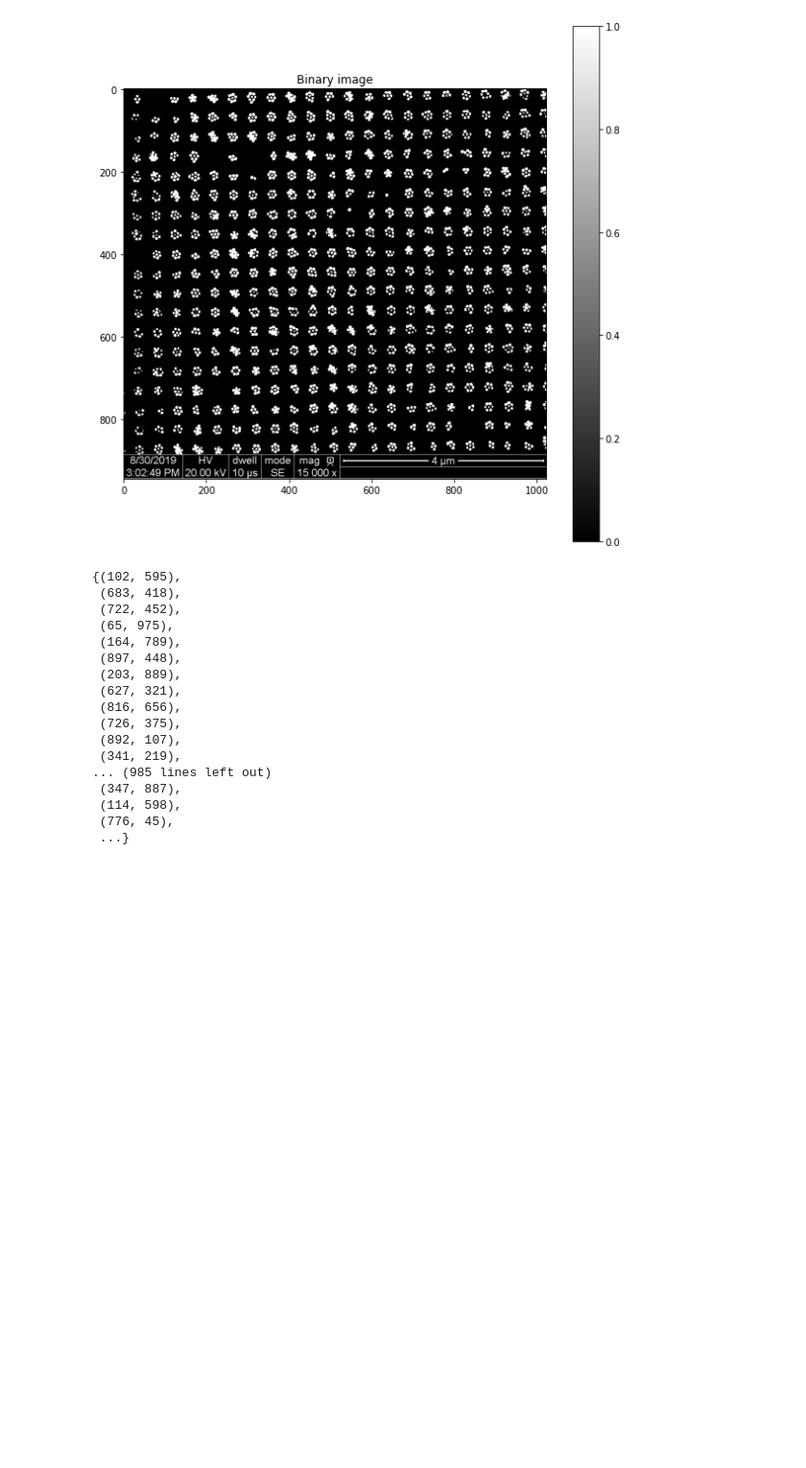
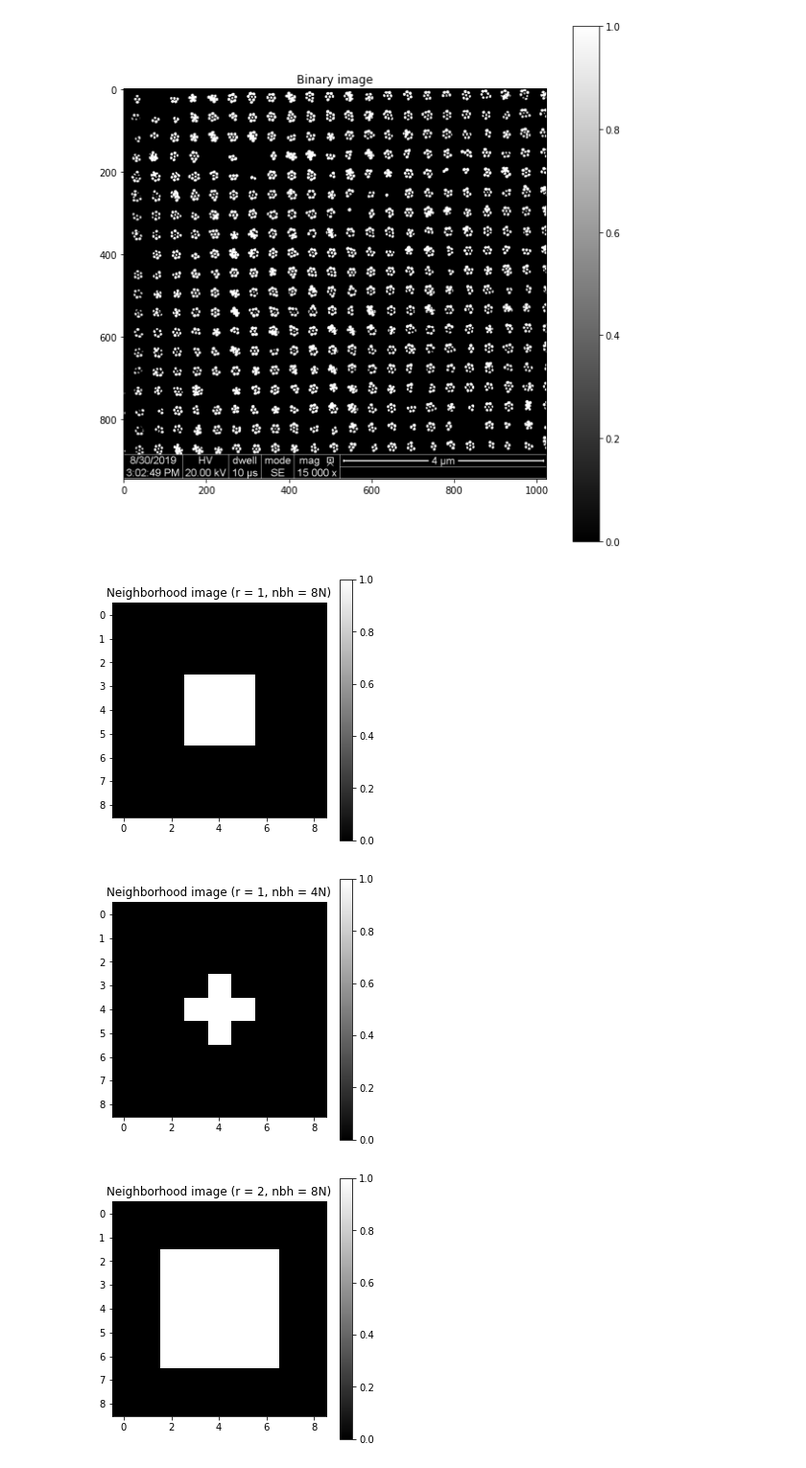
Before and after one commit to Clapfire/oip_image_processing_assignment_1, a Jupyter notebook: src/segmentation.ipynb, the cells around one changed output. Shown: that part at 96% size. Saved outputs shown, nothing was run; the diff lists cells and outputs as text; code cells hidden in the pictures; blank space fills up the shorter version.

```diff
--- a/src/segmentation.ipynb
+++ b/src/segmentation.ipynb
@@ -28,24 +28,26 @@ binImg = oiplib.gray2Binary(grayImg)
 oiplib.showImage(binImg, "Binary image", figsize=10, vmax=1);
 # %% [output]
 [figure]
-# %%
-# Convert binary image to set.
-oiplib.binary2Set(binImg)
-# %% [output]
-{(102, 595),
- (683, 418),
- (722, 452),
- (65, 975),
- (164, 789),
- (897, 448),
- (203, 889),
- (627, 321),
- (816, 656),
- (726, 375),
- (892, 107),
- (341, 219),
-... (985 lines left out)
- (347, 887),
- (114, 598),
- (776, 45),
- ...}
+# %%
+# Examples for how to generate explicit structuring elements for a given center coordinate.
+se0 = oiplib.createStructuringElement(1, "8N")((4, 4))
+oiplib.showImage(oiplib.set2Binary(se0), "Neighborhood image (r = 1, nbh = 8N)", figsize=5, vmax=1);
+
+se1 = oiplib.createStructuringElement(1, "4N")((4, 4))
+oiplib.showImage(oiplib.set2Binary(se1), "Neighborhood image (r = 1, nbh = 4N)", figsize=5, vmax=1);
+
+se2 = oiplib.createStructuringElement(2, "8N")((4, 4))
+oiplib.showImage(oiplib.set2Binary(se2), "Neighborhood image (r = 2, nbh = 8N)", figsize=5, vmax=1);
+
+se3 = oiplib.createStructuringElement(2, "4N")((4, 4))
+oiplib.showImage(oiplib.set2Binary(se3), "Neighborhood image (r = 2, nbh = 4N)", figsize=5, vmax=1);
+
+se2 = oiplib.createStructuringElement(3, "8N")((4, 4))
+oiplib.showImage(oiplib.set2Binary(se2), "Neighborhood image (r = 3, nbh = 8N)", figsize=5, vmax=1);
+
+se3 = oiplib.createStructuringElement(3, "4N")((4, 4))
+oiplib.showImage(oiplib.set2Binary(se3), "Neighborhood image (r = 3, nbh = 4N)", figsize=5, vmax=1);
+# %% [output]
+[figure, added]
+[figure, added]
+[figure, added]
```
Also changed, not shown: parts of 3 cells of this notebook, 1 other file.
